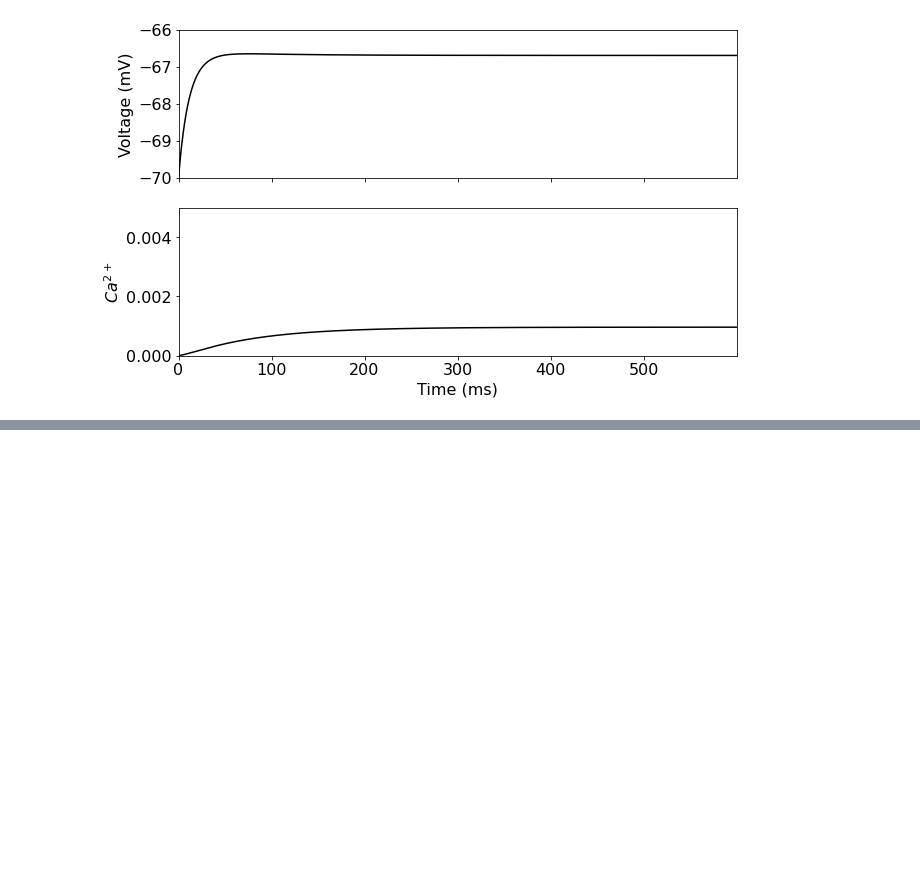
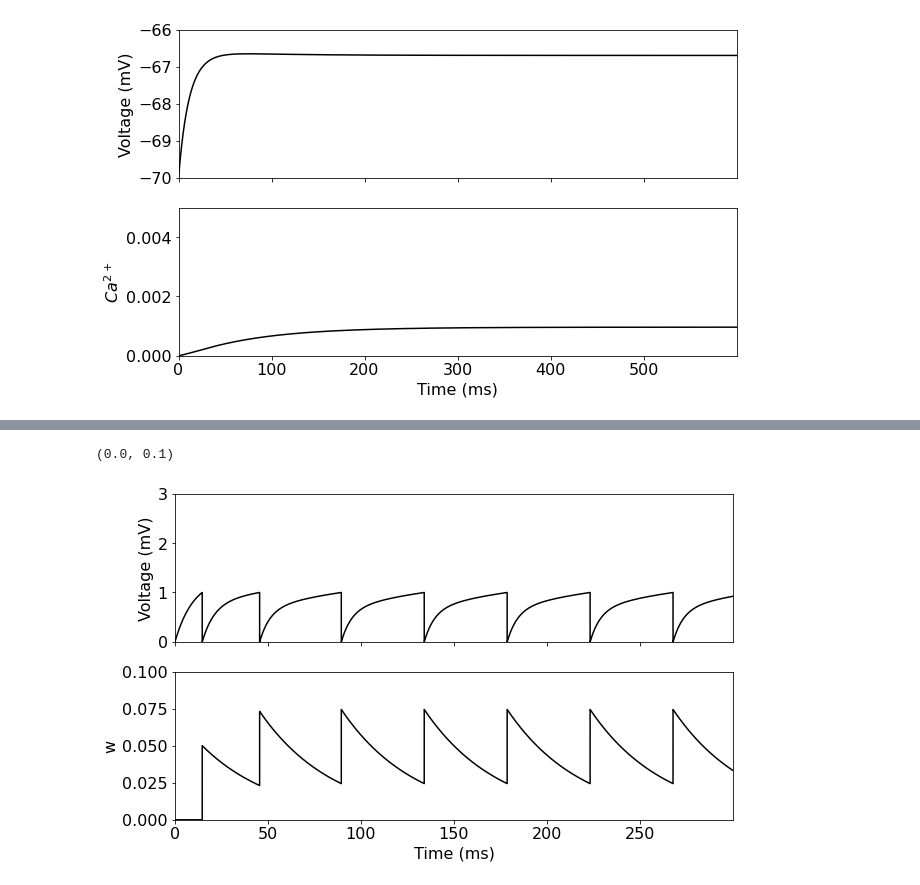
Before and after one commit to Ziaeemehr/mndynamics, a Jupyter notebook: mndynamics/examples/Chap_09.ipynb, the cells around one changed output, grey strips where cells are left out. Cells and saved outputs as stored; diff of their text form; code cells hidden in the pictures; blank space fills up the shorter version.

```diff
--- a/mndynamics/examples/Chap_09.ipynb
+++ b/mndynamics/examples/Chap_09.ipynb
@@ -150,0 +164,19 @@ ax[1].set_ylim(0, 0.005)
+# %%
+obj = LIF_Addapt()
+data = obj.simulate()
+t = data["t"]
+v = data["v"]
+w = data['w']
+# %%
+fig, ax = plt.subplots(2,1, figsize=(10,6), sharex=True)
+ax[0].plot(t, v, 'k')
+ax[1].plot(t, w, 'k')
+ax[1].set_xlabel("Time (ms)")
+ax[0].set_ylabel("Voltage (mV)")
+ax[1].set_ylabel(r"w")
+ax[0].margins(x=0.0)
+ax[0].set_ylim(0, 3)
+ax[1].set_ylim(0, 0.1)
+# %% [output]
+(0.0, 0.1)
+[figure, added]
```
Also changed, not shown: parts of 5 cells of this notebook, 1 other file.
